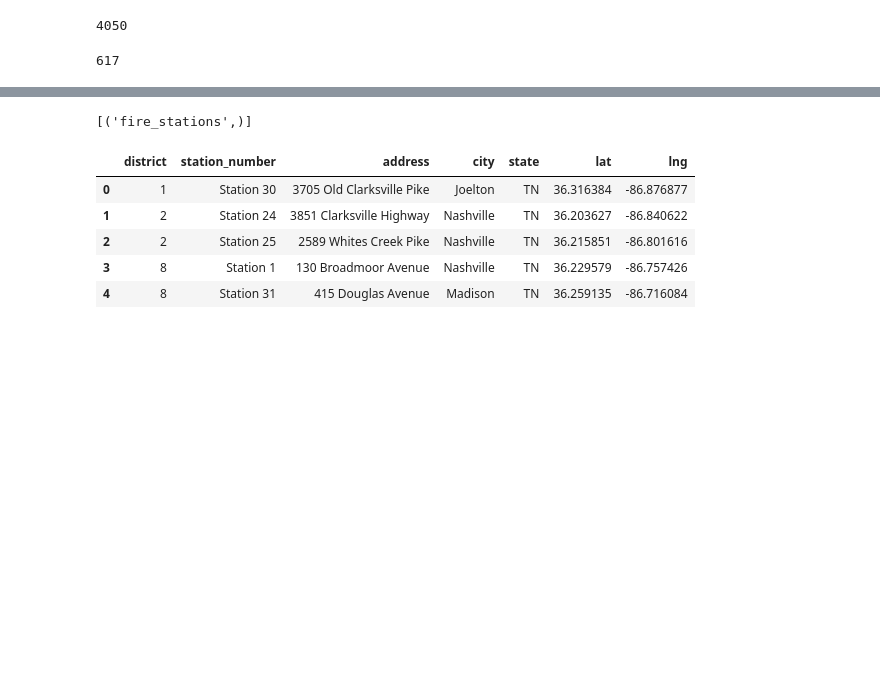
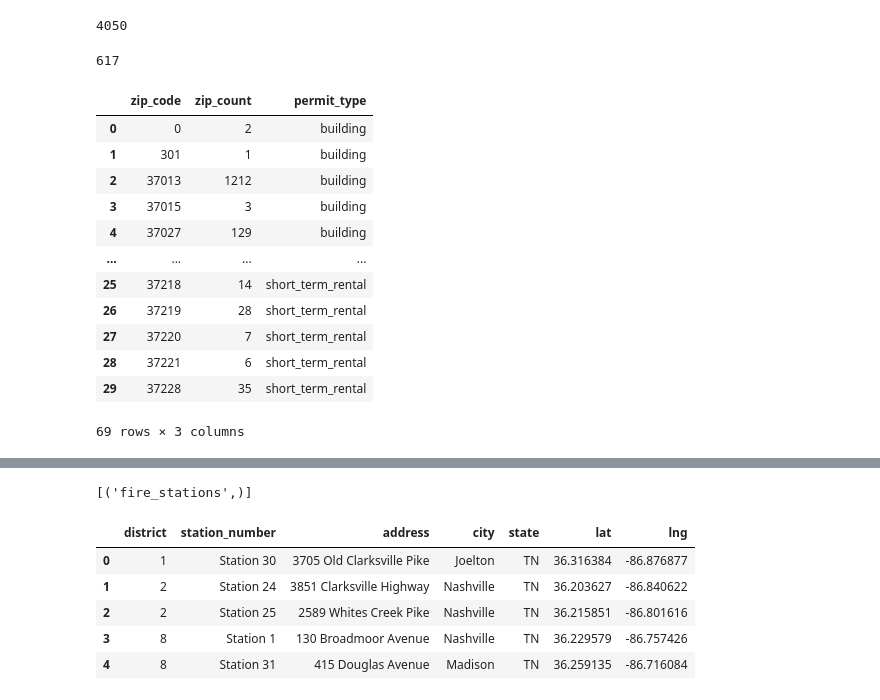
Before and after one commit to NSS-Data-Instructional-Stuff/data-analytics-jumpstart, a Jupyter notebook: da_js_dq2_testing/test_data_question.ipynb, the cells around one changed output, grey strips where cells are left out. Saved outputs shown, nothing was run; the diff lists cells and outputs as text; code cells hidden in the pictures; blank space fills up the shorter version.

```diff
--- a/da_js_dq2_testing/test_data_question.ipynb
+++ b/da_js_dq2_testing/test_data_question.ipynb
@@ -223,6 +219,22 @@ len(building_strp_merge[building_strp_merge['date_issued'] < building_strp_merge
 6290-(4050+1623)
 # %% [output]
 617
+# %%
+building_strp_2019
+# %% [output]
+|  | zip_code | zip_count | permit_type |
+| 0 | 0 | 2 | building |
+| 1 | 301 | 1 | building |
+| 2 | 37013 | 1212 | building |
+| 3 | 37015 | 3 | building |
+| 4 | 37027 | 129 | building |
+| ... | ... | ... | ... |
+| 25 | 37218 | 14 | short_term_rental |
+| 26 | 37219 | 28 | short_term_rental |
+| 27 | 37220 | 7 | short_term_rental |
+| 28 | 37221 | 6 | short_term_rental |
+| 29 | 37228 | 35 | short_term_rental |
+69 rows × 3 columns
 # %%
 # strp usually happens before build, but not by a huge amount
 # %%
```
Also changed, not shown: parts of 8 cells of this notebook.
